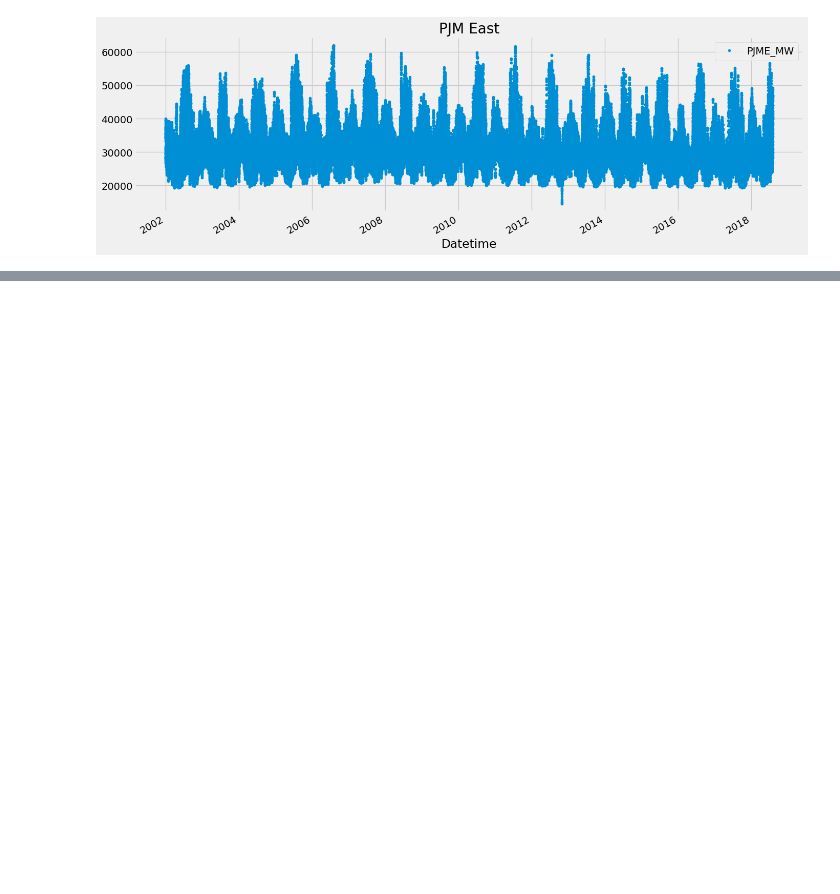
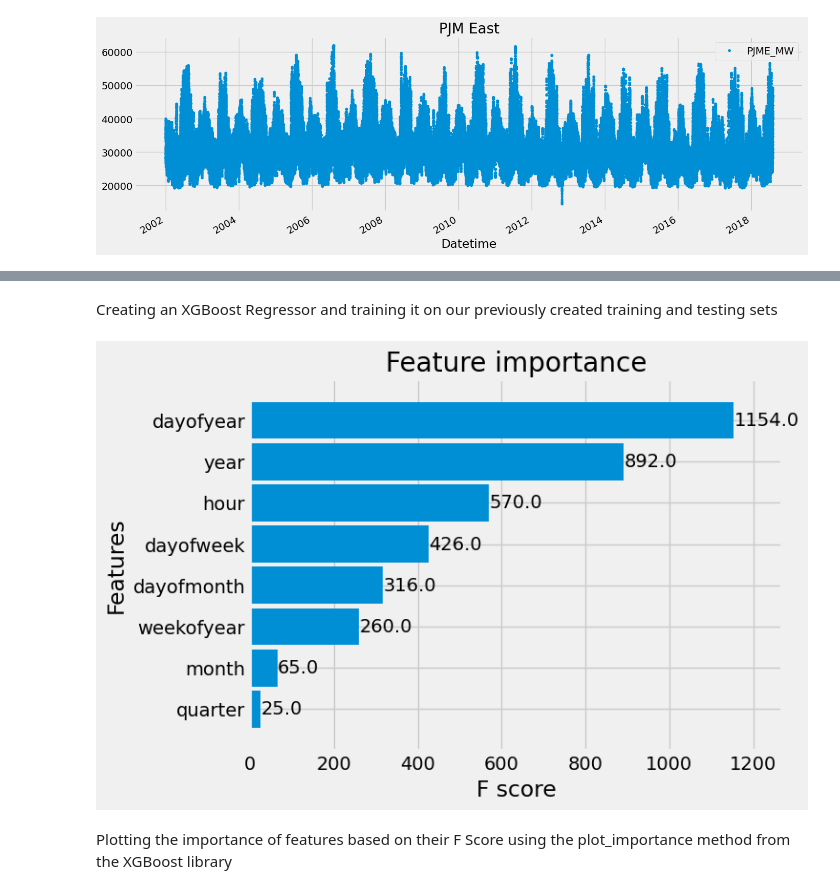
Before and after one commit to Jolterix20/Data-Analytics-Sem-7, a Jupyter notebook: EXP-7/DA_7.ipynb, the cells around one changed output, grey strips where cells are left out. Saved outputs shown, nothing was run; the diff lists cells and outputs as text; code cells hidden in the pictures; blank space fills up the shorter version.

```diff
--- a/EXP-7/DA_7.ipynb
+++ b/EXP-7/DA_7.ipynb
@@ -15,0 +51,21 @@ _ = pjme.plot(style='.', figsize=(15,5), title='PJM East')
+# %%
+def create_features(df, label=None):
+    """
+    Creates time series features from datetime index
+    """
+    df['date'] = df.index
+    df['hour'] = df['date'].dt.hour
+    df['dayofweek'] = df['date'].dt.dayofweek
+    df['quarter'] = df['date'].dt.quarter
+    df['month'] = df['date'].dt.month
+    df['year'] = df['date'].dt.year
+    df['dayofyear'] = df['date'].dt.dayofyear
+    df['dayofmonth'] = df['date'].dt.day
+    df['weekofyear'] = df['date'].dt.weekofyear
+
+    X = df[['hour','dayofweek','quarter','month','year',
+           'dayofyear','dayofmonth','weekofyear']]
+    if label:
+        y = df[label]
+        return X, y
+    return X
@@ -15,0 +74,3 @@ _ = pjme.plot(style='.', figsize=(15,5), title='PJM East')
+# %%
+X_train, y_train = create_features(pjme_train, label='PJME_MW')
+X_test, y_test = create_features(pjme_test, label='PJME_MW')
@@ -15,0 +79,6 @@ _ = pjme.plot(style='.', figsize=(15,5), title='PJM East')
+# %%
+reg = xgb.XGBRegressor(n_estimators=1000)
+reg.fit(X_train, y_train,
+        eval_set=[(X_train, y_train), (X_test, y_test)],
+        early_stopping_rounds=50,
+       verbose=False) # Change verbose to True if you want to see it train
@@ -15,0 +96,8 @@ _ = pjme.plot(style='.', figsize=(15,5), title='PJM East')
+# %% [markdown]
+Creating an XGBoost Regressor and training it on our previously created training and testing sets
+# %%
+_ = plot_importance(reg, height=0.9)
+# %% [output]
+[figure, added]
+# %% [markdown]
+Plotting the importance of features based on their F Score using the plot_importance method from the XGBoost library
```
Also changed, not shown: parts of 21 cells of this notebook, 1 other file.
